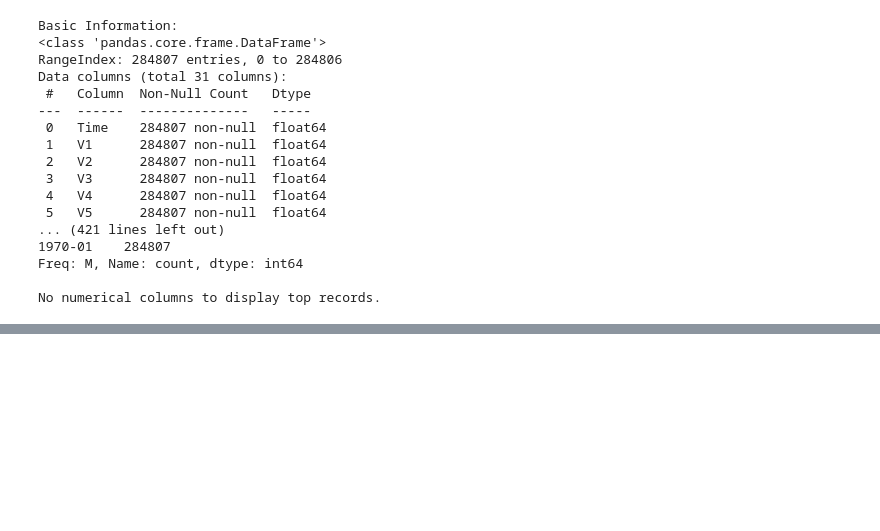
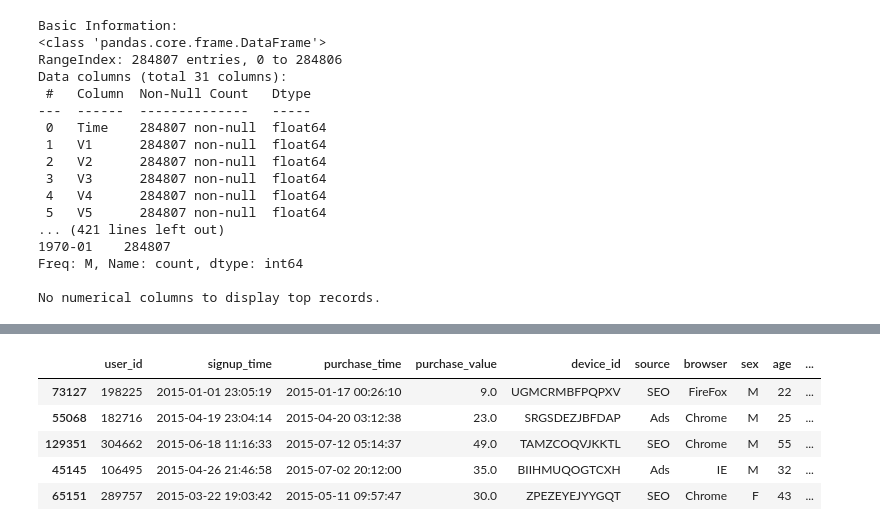
Before and after one commit to mihretgold/Adey-Innovation-Fraud-Detection-Project-, a Jupyter notebook: notebooks/fraud_detection.ipynb, the cells around one changed output, grey strips where cells are left out. Cells and saved outputs as stored; diff of their text form; code cells hidden in the pictures; blank space fills up the shorter version.

```diff
--- a/notebooks/fraud_detection.ipynb
+++ b/notebooks/fraud_detection.ipynb
@@ -156,8 +157,8 @@ df1['device_id'] = df1['device_id'].astype(str)
 df1['source'] = df1['source'].astype(str)
 df1['browser'] = df1['browser'].astype(str)
 df1['sex'] = df1['sex'].astype(str)
-df1['ip_address'] = df1['ip_address'].astype(str)
-# df1['purchase_value'] = df1['purchase_value'].astype(float)
+df1['ip_address'] = df1['ip_address'].astype(float)
+df1['purchase_value'] = df1['purchase_value'].astype(float)
 df1['age'] = df1['age'].astype(int)
 df1['class'] = df1['class'].astype(int)
 
@@ -370,0 +420,33 @@ No numerical columns to display top records.
+# %%
+# Convert IP address columns to integer format
+df1['ip_address'] = df1['ip_address'].astype(int)
+df2['lower_bound_ip_address'] = df2['lower_bound_ip_address'].astype(int)
+df2['upper_bound_ip_address'] = df2['upper_bound_ip_address'].astype(int)
+
+# Merge the dataframes based on IP address range
+merged_data = pd.merge_asof(
+    df1.sort_values('ip_address'),
+    df2.sort_values('lower_bound_ip_address'),
+    left_on='ip_address',
+    right_on='lower_bound_ip_address',
+    direction='backward'
+)
+
+# Filter the merged dataframe to only include rows where the ip_address is within the range
+merged_data = merged_data[
+    (merged_data['ip_address'] >= merged_data['lower_bound_ip_address']) &
+    (merged_data['ip_address'] <= merged_data['upper_bound_ip_address'])
+]
+
+# Drop unnecessary columns
+merged_data = merged_data.drop(columns=['lower_bound_ip_address', 'upper_bound_ip_address'])
+
+# Display the merged dataframe
+merged_data.sample(5)
+# %% [output]
+|  | user_id | signup_time | purchase_time | purchase_value | device_id | source | browser | sex | age | ... |
+| 73127 | 198225 | 2015-01-01 23:05:19 | 2015-01-17 00:26:10 | 9.0 | UGMCRMBFPQPXV | SEO | FireFox | M | 22 | ... |
+| 55068 | 182716 | 2015-04-19 23:04:14 | 2015-04-20 03:12:38 | 23.0 | SRGSDEZJBFDAP | Ads | Chrome | M | 25 | ... |
+| 129351 | 304662 | 2015-06-18 11:16:33 | 2015-07-12 05:14:37 | 49.0 | TAMZCOQVJKKTL | SEO | Chrome | M | 55 | ... |
+| 45145 | 106495 | 2015-04-26 21:46:58 | 2015-07-02 20:12:00 | 35.0 | BIIHMUQOGTCXH | Ads | IE | M | 32 | ... |
+| 65151 | 289757 | 2015-03-22 19:03:42 | 2015-05-11 09:57:47 | 30.0 | ZPEZEYEJYYGQT | SEO | Chrome | F | 43 | ... |
```
Also changed, not shown: parts of 29 cells of this notebook.
